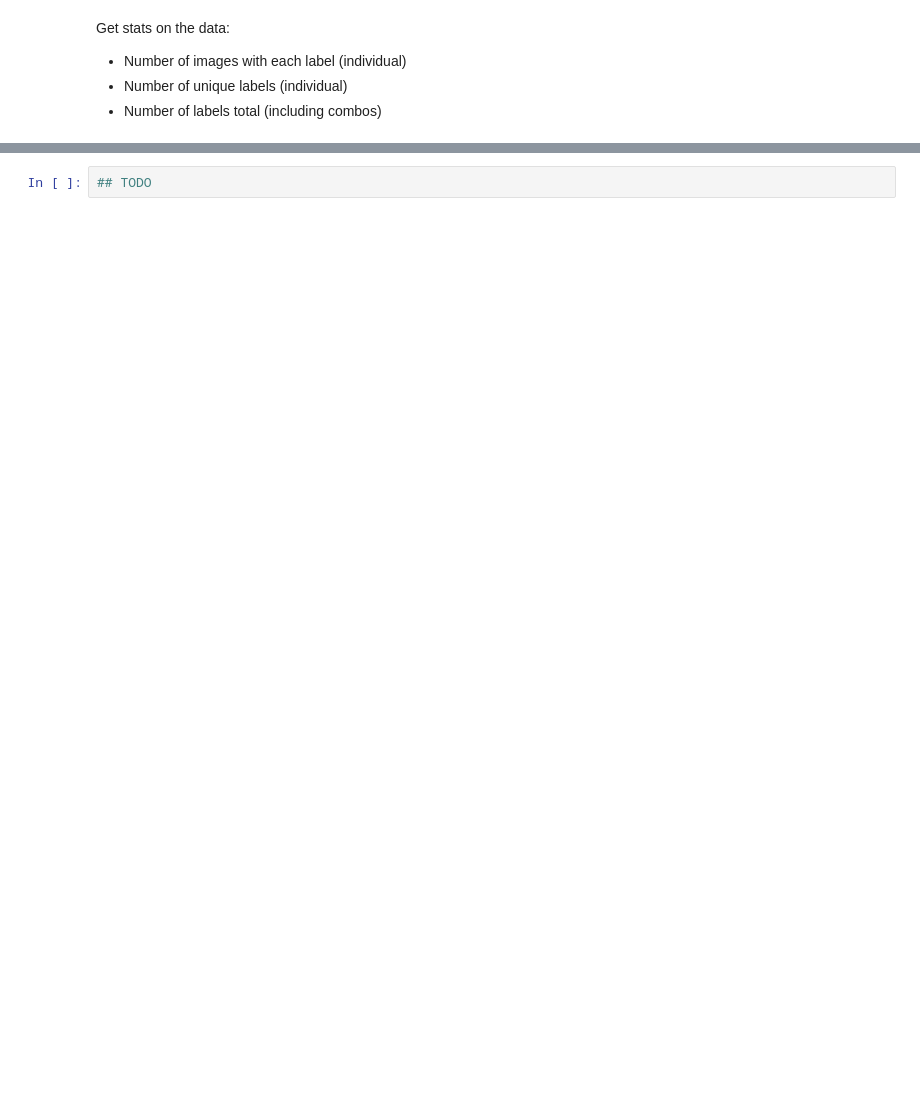
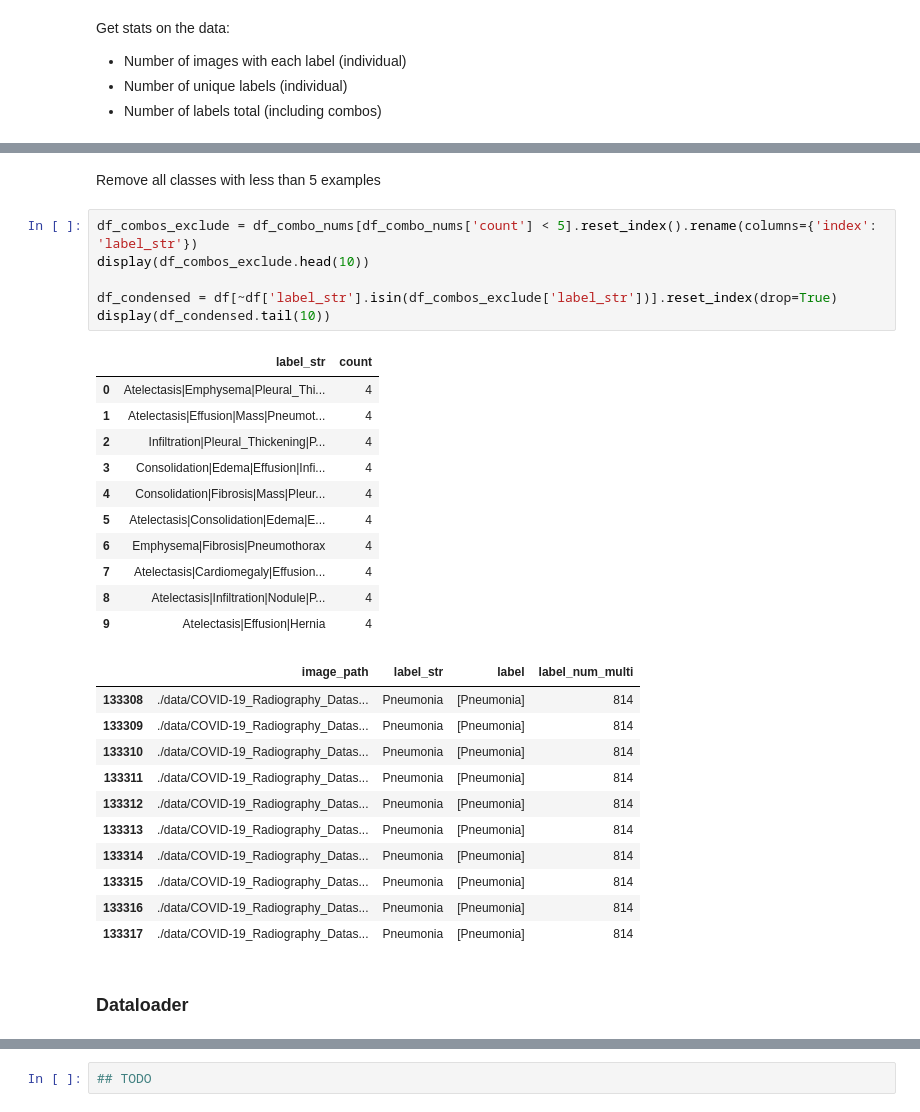
Before and after one commit to edwin-pan/MetaCheX, a Jupyter notebook: MetaCheX.ipynb, the cells around one changed output, grey strips where cells are left out. Drawn from its saved outputs; the diff is of its cells as text; blank space fills up the shorter version.

```diff
--- a/MetaCheX.ipynb
+++ b/MetaCheX.ipynb
@@ -204 +204,34 @@ Number of images with each combo label (Top 20)
+# %% [markdown]
+Remove all classes with less than 5 examples
+# %%
+df_combos_exclude = df_combo_nums[df_combo_nums['count'] < 5].reset_index().rename(columns={'index': 'label_str'})
+display(df_combos_exclude.head(10))
+
+df_condensed = df[~df['label_str'].isin(df_combos_exclude['label_str'])].reset_index(drop=True)
+display(df_condensed.tail(10))
+# %% [output]
+|  | label_str | count |
+| 0 | Atelectasis|Emphysema|Pleural_Thi... | 4 |
+| 1 | Atelectasis|Effusion|Mass|Pneumot... | 4 |
+| 2 | Infiltration|Pleural_Thickening|P... | 4 |
+| 3 | Consolidation|Edema|Effusion|Infi... | 4 |
+| 4 | Consolidation|Fibrosis|Mass|Pleur... | 4 |
+| 5 | Atelectasis|Consolidation|Edema|E... | 4 |
+| 6 | Emphysema|Fibrosis|Pneumothorax | 4 |
+| 7 | Atelectasis|Cardiomegaly|Effusion... | 4 |
+| 8 | Atelectasis|Infiltration|Nodule|P... | 4 |
+| 9 | Atelectasis|Effusion|Hernia | 4 |
+|  | image_path | label_str | label | label_num_multi |
+| 133308 | ./data/COVID-19_Radiography_Datas... | Pneumonia | [Pneumonia] | 814 |
+| 133309 | ./data/COVID-19_Radiography_Datas... | Pneumonia | [Pneumonia] | 814 |
+| 133310 | ./data/COVID-19_Radiography_Datas... | Pneumonia | [Pneumonia] | 814 |
+| 133311 | ./data/COVID-19_Radiography_Datas... | Pneumonia | [Pneumonia] | 814 |
+| 133312 | ./data/COVID-19_Radiography_Datas... | Pneumonia | [Pneumonia] | 814 |
+| 133313 | ./data/COVID-19_Radiography_Datas... | Pneumonia | [Pneumonia] | 814 |
+| 133314 | ./data/COVID-19_Radiography_Datas... | Pneumonia | [Pneumonia] | 814 |
+| 133315 | ./data/COVID-19_Radiography_Datas... | Pneumonia | [Pneumonia] | 814 |
+| 133316 | ./data/COVID-19_Radiography_Datas... | Pneumonia | [Pneumonia] | 814 |
+| 133317 | ./data/COVID-19_Radiography_Datas... | Pneumonia | [Pneumonia] | 814 |
+# %% [markdown]
+### Dataloader
 # %%
```
Also changed, not shown: parts of 19 cells of this notebook, 1 other file.
